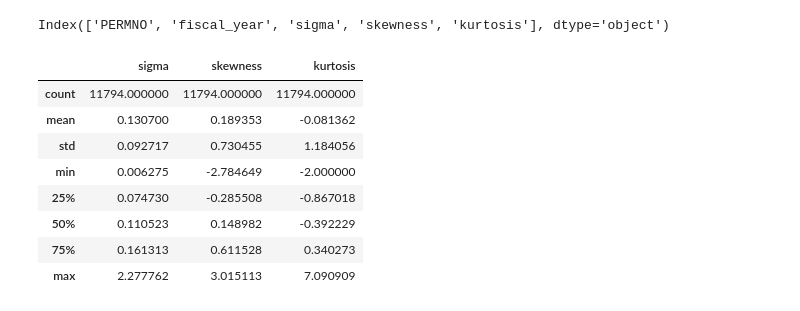
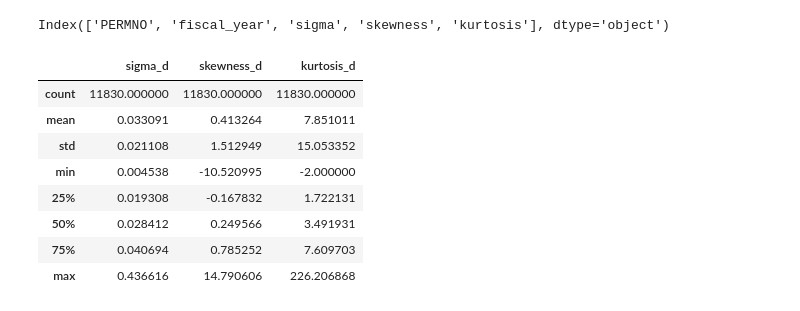
Before and after one commit to wangyouan/STOCKAct, a Jupyter notebook: Notebook/ConstructRegressionData.ipynb, the cells around one changed output. Cells and saved outputs as stored; diff of their text form; code cells hidden in the pictures.

Commit message:
Try to use daily sigma skewness and kurtosis variables

```diff
--- a/Notebook/ConstructRegressionData.ipynb
+++ b/Notebook/ConstructRegressionData.ipynb
@@ -512,7 +512,6 @@ reg_df[drop_key].describe()
 # %% [markdown]
 # merge monthly statistic data
 # %%
-reg_df: DataFrame = pd.read_stata(os.path.join(const.RESULT_PATH, '20250316_stock_act_idiosyn_v1.dta'))
-monthly_stat: DataFrame = pd.read_pickle(os.path.join(const.TEMP_PATH, '20250316_monthly_stats.pkl')).reset_index(drop=False).rename(
-    columns={'year': const.YEAR})
+reg_df: DataFrame = pd.read_stata(os.path.join(const.RESULT_PATH, '20250316_stock_act_idiosyn_v2.dta'))
+daily_df: DataFrame = pd.read_pickle(os.path.join(const.TEMP_PATH, '20250323_daily_stats.pkl')).reset_index(drop=False)
 # %%
@@ -520,17 +519,28 @@ monthly_stat.keys()
 # %% [output]
 Index(['PERMNO', 'fiscal_year', 'sigma', 'skewness', 'kurtosis'], dtype='object')
 # %%
-reg_df2: DataFrame = reg_df.merge(monthly_stat, left_on=['LPERMNO', const.YEAR], right_on=['PERMNO', const.YEAR], how='left')
+reg_df2: DataFrame = reg_df.merge(daily_df, left_on=['LPERMNO', const.YEAR], right_on=['PERMNO', const.YEAR], how='left', suffixes=('', '_d'))
+# %%
+daily_df[const.YEAR] -= 1
+reg_df3: DataFrame = reg_df2.drop(['PERMNO'], axis=1).merge(
+    daily_df, left_on=['LPERMNO', const.YEAR], right_on=['PERMNO', const.YEAR], how='left', suffixes=('', '_d1'))
+
+key_to_drop = list()
+for key in ['sigma', 'skewness', 'kurtosis']:
+    key_to_drop.append(f'{key}_d1')
+    reg_df3[f'{key}_d'] = reg_df3[f'{key}_d'].fillna(reg_df3[f'{key}_d1'])
+
+reg_df3.drop(key_to_drop, axis=1, inplace=True)
 # %%
-reg_df2[['sigma', 'skewness', 'kurtosis']].describe()
+reg_df3[['sigma_d', 'skewness_d', 'kurtosis_d']].describe()
 # %% [output]
-|  | sigma | skewness | kurtosis |
-| count | 11794.000000 | 11794.000000 | 11794.000000 |
-| mean | 0.130700 | 0.189353 | -0.081362 |
-| std | 0.092717 | 0.730455 | 1.184056 |
-| min | 0.006275 | -2.784649 | -2.000000 |
-| 25% | 0.074730 | -0.285508 | -0.867018 |
-| 50% | 0.110523 | 0.148982 | -0.392229 |
-| 75% | 0.161313 | 0.611528 | 0.340273 |
-| max | 2.277762 | 3.015113 | 7.090909 |
+|  | sigma_d | skewness_d | kurtosis_d |
+| count | 11830.000000 | 11830.000000 | 11830.000000 |
+| mean | 0.033091 | 0.413264 | 7.851011 |
+| std | 0.021108 | 1.512949 | 15.053352 |
+| min | 0.004538 | -10.520995 | -2.000000 |
+| 25% | 0.019308 | -0.167832 | 1.722131 |
+| 50% | 0.028412 | 0.249566 | 3.491931 |
+| 75% | 0.040694 | 0.785252 | 7.609703 |
+| max | 0.436616 | 14.790606 | 226.206868 |
 # %%
```
Also changed, not shown: parts of 3 cells of this notebook.
